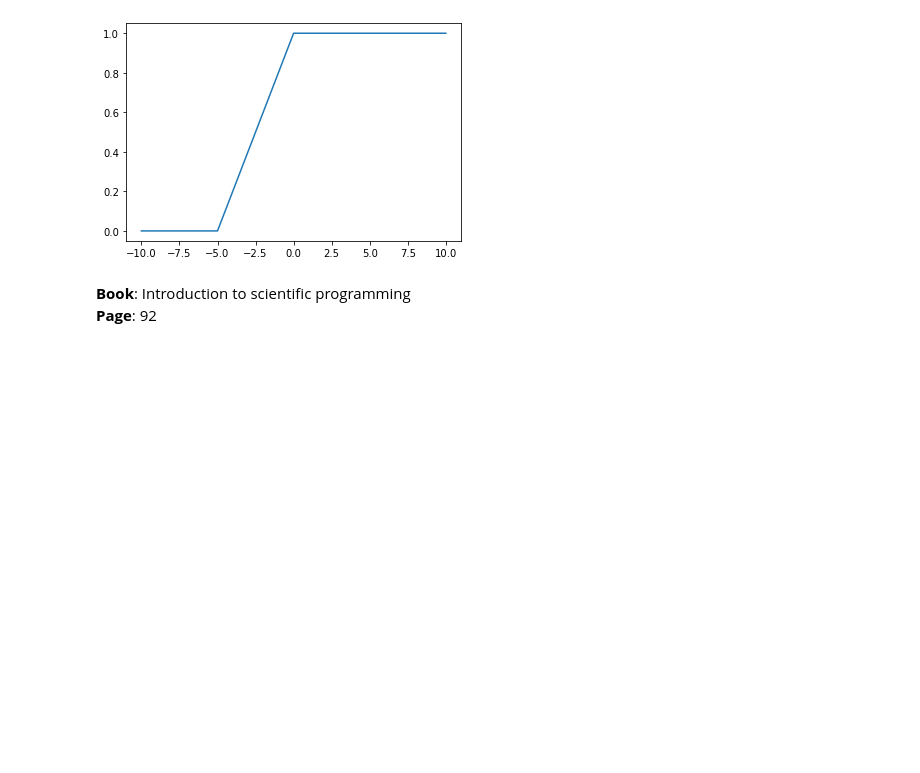
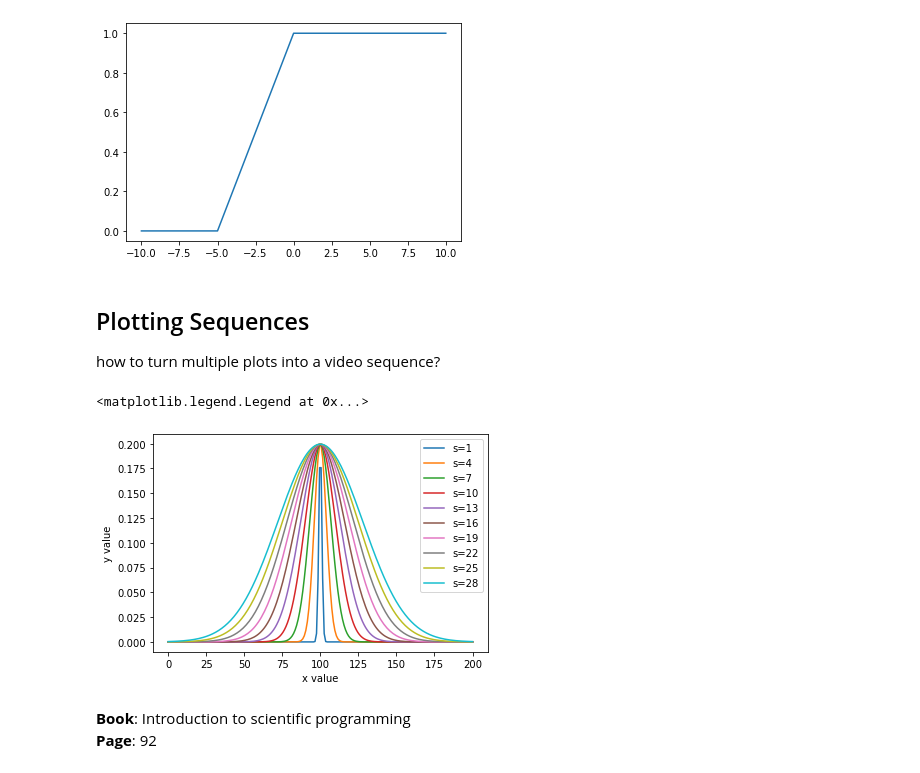
Before and after one commit to roman91DE/machine-learning, a Jupyter notebook: array-computing.ipynb, the cells around one changed output. Cells and saved outputs as stored; diff of their text form; code cells hidden in the pictures; blank space fills up the shorter version.

```diff
--- a/array-computing.ipynb
+++ b/array-computing.ipynb
@@ -194,6 +187,36 @@ plt.plot(x,f(x))
 # %% [output]
 [<matplotlib.lines.Line2D at 0x...>]
 [figure]
+# %% [markdown]
+## Plotting Sequences
+
+how to turn multiple plots into a video sequence?
+# %%
+def gauss_bell(x, m, s):   # val, mean, std_deviation
+    return (
+        (1 / np.sqrt(2 * np.pi)) * (1 / 2) *
+        np.exp(
+            (- 1 / 2) * (((x - m) / s) ** 2)
+        )
+    )
+# %%
+fig, ax = plt.subplots()
+
+m = 100
+x_arr = np.linspace(0,200, 200)
+
+
+for stddev in range(1,30,3):
+
+    y_arr = gauss_bell(x_arr, m, stddev)
+    ax.plot(x_arr, y_arr, label=f"s={stddev}")
+
+ax.set_xlabel("x value")
+ax.set_ylabel("y value")
+ax.legend()
+# %% [output]
+<matplotlib.legend.Legend at 0x...>
+[figure, added]
 # %% [markdown]
 **Book**: Introduction to scientific programming
 **Page**: 92
```
Also changed, not shown: parts of 5 cells of this notebook.
